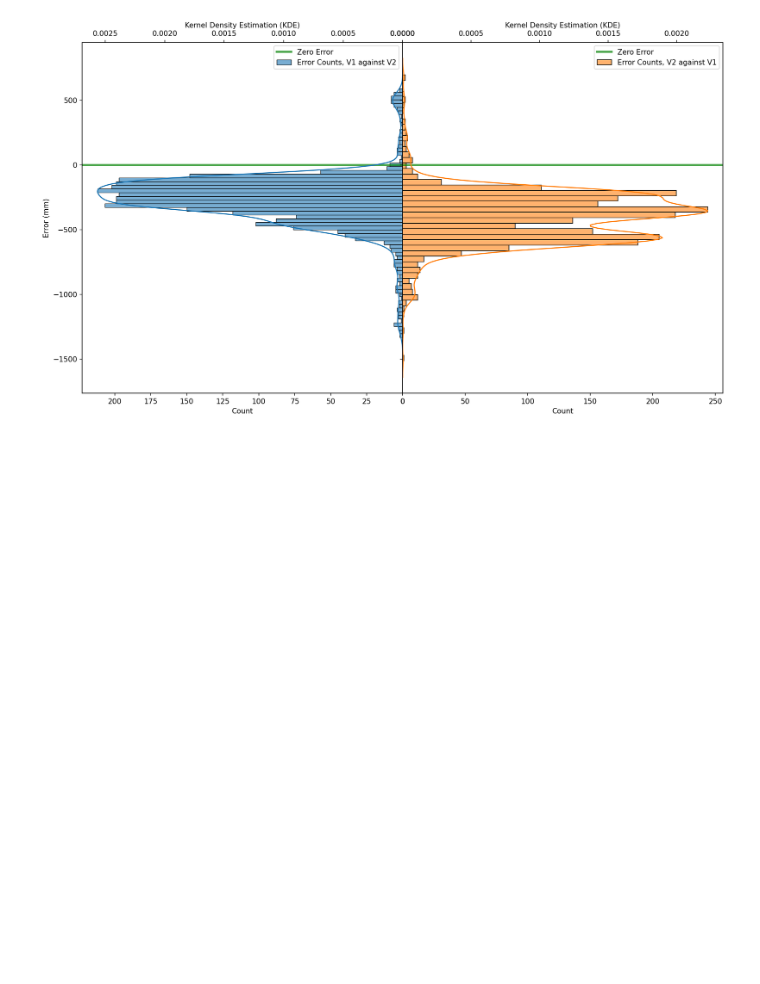
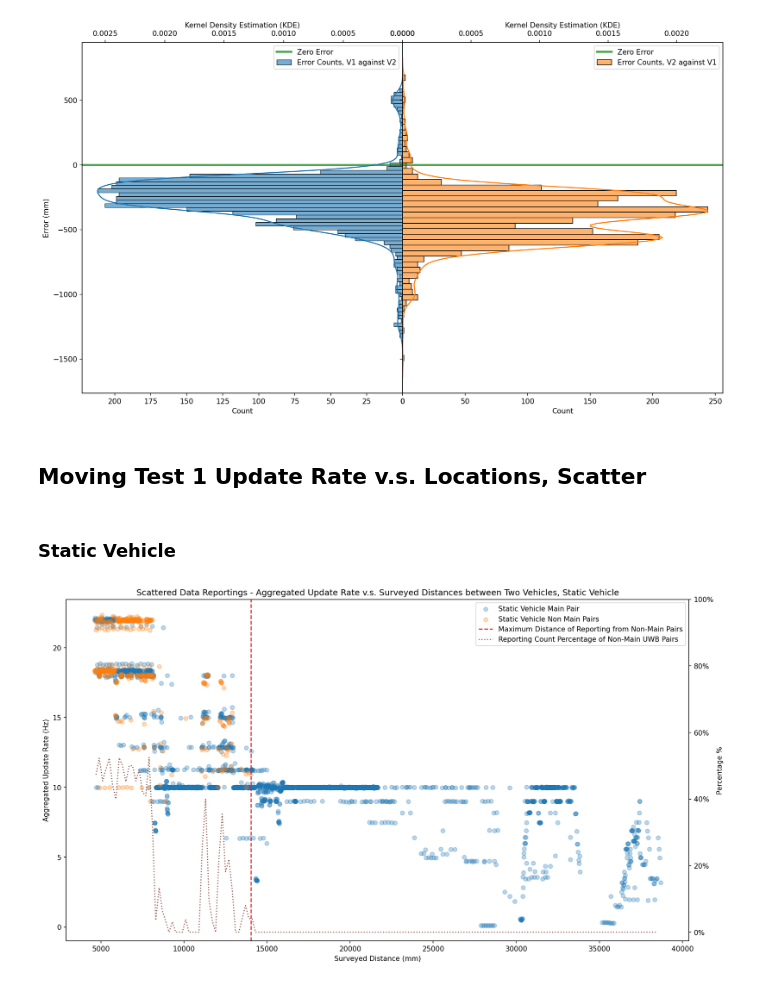
Before and after one commit to hegxiten/UWB-Lab-Rutgers-Rail, a Jupyter notebook: UWB-Experiments-MATLAB/uwb_ranging_fieldtest_results/CONCISE_moving_test.ipynb, the cells around one changed output. Saved outputs shown, nothing was run; the diff lists cells and outputs as text; code cells hidden in the pictures; blank space fills up the shorter version.

Commit message:
Moving Vehicle statistics updated - heatmap

```diff
--- a/UWB-Experiments-MATLAB/uwb_ranging_fieldtest_results/CONCISE_moving_test.ipynb
+++ b/UWB-Experiments-MATLAB/uwb_ranging_fieldtest_results/CONCISE_moving_test.ipynb
@@ -802,3 +811,74 @@ axs[1].legend()
 plt.show()
 # %% [output]
 [figure]
+# %% [markdown]
+## Moving Test 1 Update Rate v.s. Locations, Scatter
+# %% [markdown]
+### Static Vehicle
+# %%
+binsize = 200
+figure = plt.figure(figsize=(16, 9), dpi=150)
+ax = figure.add_subplot(111)
+
+main_df = df_all_static_stats_dist_idx_moving_test[
+    (df_all_static_stats_dist_idx_moving_test["Initiating Master"] == static_main_master) &
+    (df_all_static_stats_dist_idx_moving_test["Reporting Slave"] == static_focusing_slaves[0])
+]
+main_df = main_df[main_df.index.notnull()]
+
+non_main_df = df_all_static_stats_dist_idx_moving_test[
+    (df_all_static_stats_dist_idx_moving_test["Initiating Master"] != static_main_master) |
+    (df_all_static_stats_dist_idx_moving_test["Reporting Slave"] != static_focusing_slaves[0])
+]
+non_main_df = non_main_df[non_main_df.index.notnull()]
+
+# Static Aggregated
+main_scatter = ax.scatter(main_df.index,
+                          main_df["Aggregated Update Rate (Hz)"],
+                          label="Static Vehicle Main Pair",
+                          color="C0",
+                          alpha=0.3)
+
+# Static Aggregated
+non_main_scatter = ax.scatter(non_main_df.index,
+                              non_main_df["Aggregated Update Rate (Hz)"],
+                              label="Static Vehicle Non Main Pairs",
+                              color="C1",
+                              alpha=0.3)
+v_line = ax.axvline(non_main_df.index.max(),
+                    linestyle="--",
+                    color="C3",
+                    label="Maximum Distance of Reporting from Non-Main Pairs")
+ax.set_xlabel("Surveyed Distance (mm)")
+ax.set_ylabel("Aggregated Update Rate (Hz)")
+ax.set_title("Scattered Data Reportings - Aggregated Update Rate v.s. Surveyed Distances between Two Vehicles, Static Vehicle")
+
+ax2 = ax.twinx()
+bins = np.arange(0, max(main_df.index.max(), non_main_df.index.max()), binsize)
+_percent_df_main = pd.DataFrame(
+    data=main_df[["Instant Update Rate (Hz)", "Aggregated Update Rate (Hz)"]].groupby(pd.cut(main_df.index, bins)).size(),
+    columns=["count"])
+_percent_df_non_main = pd.DataFrame(
+    data=non_main_df[["Instant Update Rate (Hz)", "Aggregated Update Rate (Hz)"]].groupby(pd.cut(non_main_df.index, bins)).size(),
+    columns=["count"])
+_percent_df = pd.DataFrame()
+_percent_df["total"] = _percent_df_main["count"] + _percent_df_non_main["count"]
+_percent_df["main count"] = _percent_df_main["count"]
+_percent_df["non main count"] = _percent_df_non_main["count"]
+_percent_df["percent non main"] = _percent_df["non main count"] / _percent_df["total"]
+_percent_df['mid'] = [i.mid for i in _percent_df.index.array]
+
+percent_line = ax2.plot(_percent_df[_percent_df["percent non main"] >= 0]["mid"],
+                        _percent_df[_percent_df["percent non main"] >= 0]["percent non main"],
+                        label="Reporting Count Percentage of Non-Main UWB Pairs",
+                        linestyle=":",
+                        color="C5")
+ax2.set_ylabel("Percentage %")
+l = ax.legend([main_scatter, non_main_scatter, v_line, percent_line[0]],
+              [main_scatter.get_label(), non_main_scatter.get_label(), v_line.get_label(), percent_line[0].get_label()])
+ax2.set_ylim(top=1)
+_yticks = ax2.get_yticks()
+ax2.set_yticklabels(['{:,.0%}'.format(x) for x in _yticks])
+plt.show()
+# %% [output]
+[figure, added]
```
Also changed, not shown: parts of 22 cells of this notebook, 2 other files.
